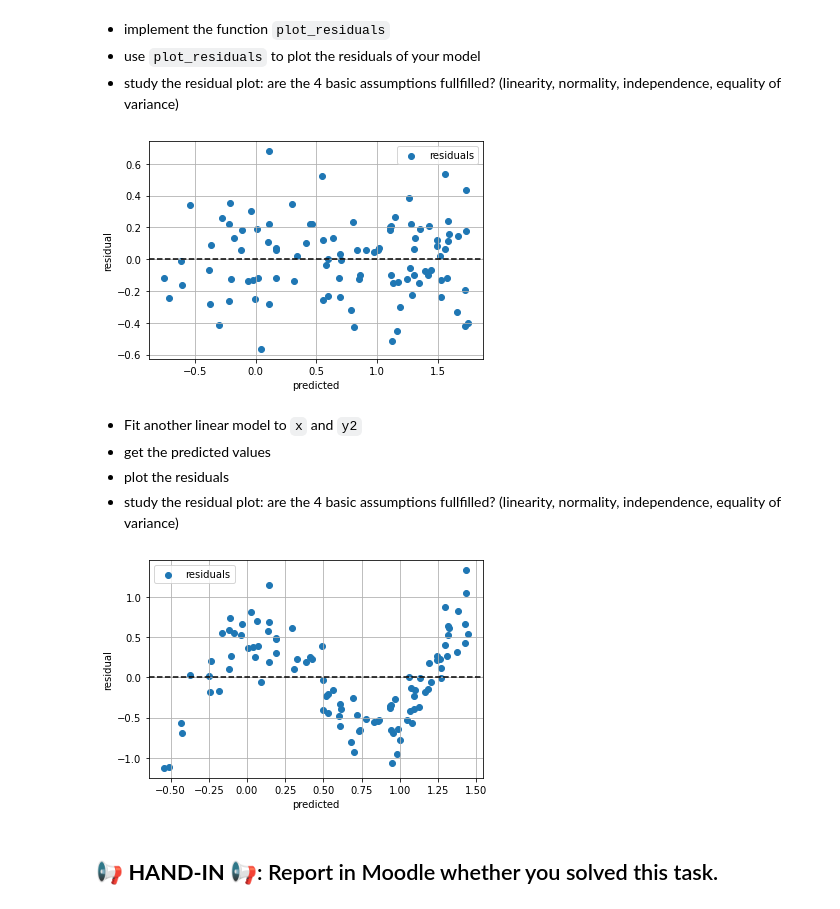
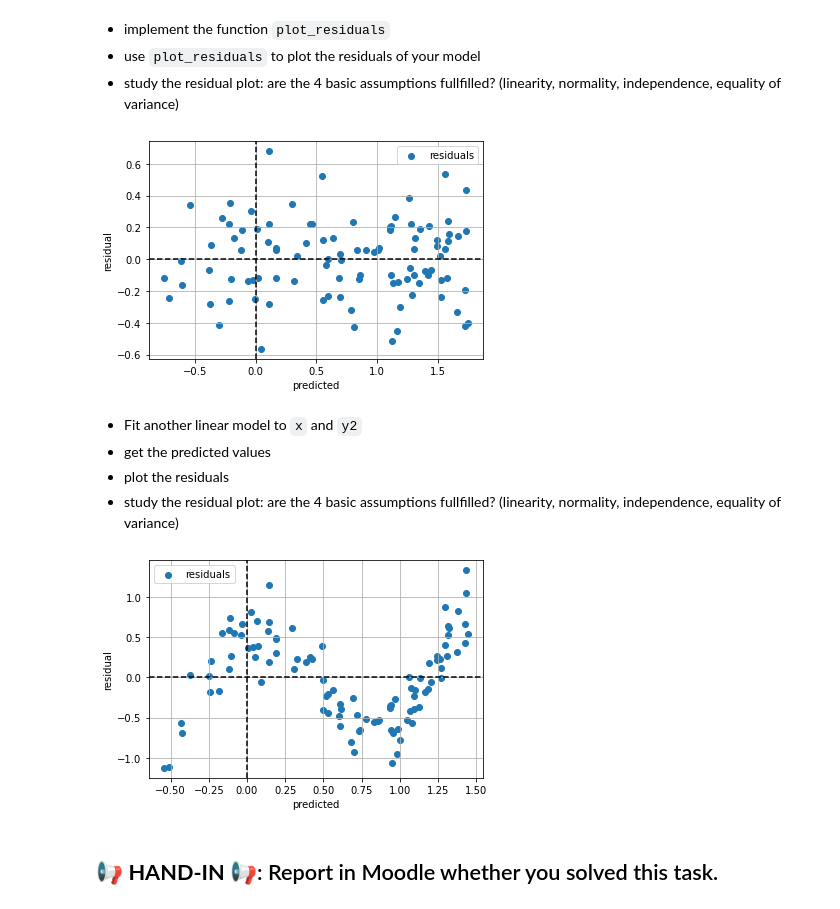
Before and after one commit to ArmandoShala/mldm_hs22, a Jupyter notebook: labs/L03_linear_regression_LAB_ASSIGNMENT.ipynb, the cells around one changed output. Cells and saved outputs as stored; diff of their text form; code cells hidden in the pictures.

```diff
--- a/labs/L03_linear_regression_LAB_ASSIGNMENT.ipynb
+++ b/labs/L03_linear_regression_LAB_ASSIGNMENT.ipynb
@@ -152,17 +152,19 @@ plt.scatter(x, y1, label='x against y1')
 * study the residual plot: are the 4 basic assumptions fullfilled? (linearity, normality, independence, equality of variance)
 # %%
 def plot_residuals(y_pred, y_true):
-  plt.scatter(y_pred, y_pred - y_true, label='residuals')
+  residuals = y_pred - y_true
+  plt.scatter(y_pred, residuals, label='residuals')
   plt.axhline(0, color='black', linestyle='--')
+  plt.axvline(0, color='black', linestyle='--')
   plt.xlabel('predicted')
   plt.ylabel('residual')
   plt.legend()
   plt.grid()
   plt.show()
 
 plot_residuals(model.predict(x), y1)
 # %% [output]
-[figure, old version]
+[figure, new version]
 # %% [markdown]
 * Fit another linear model to `x` and `y2`
 * get the predicted values
@@ -174,7 +176,7 @@ model2.fit(x, y2)
 
 plot_residuals(model2.predict(x), y2)
 # %% [output]
-[figure, old version]
+[figure, new version]
 # %% [markdown]
 ## 📢 **HAND-IN** 📢: Report in Moodle whether you solved this task.
 # %% [markdown]
```
Also changed, not shown: parts of 2 cells of this notebook.
